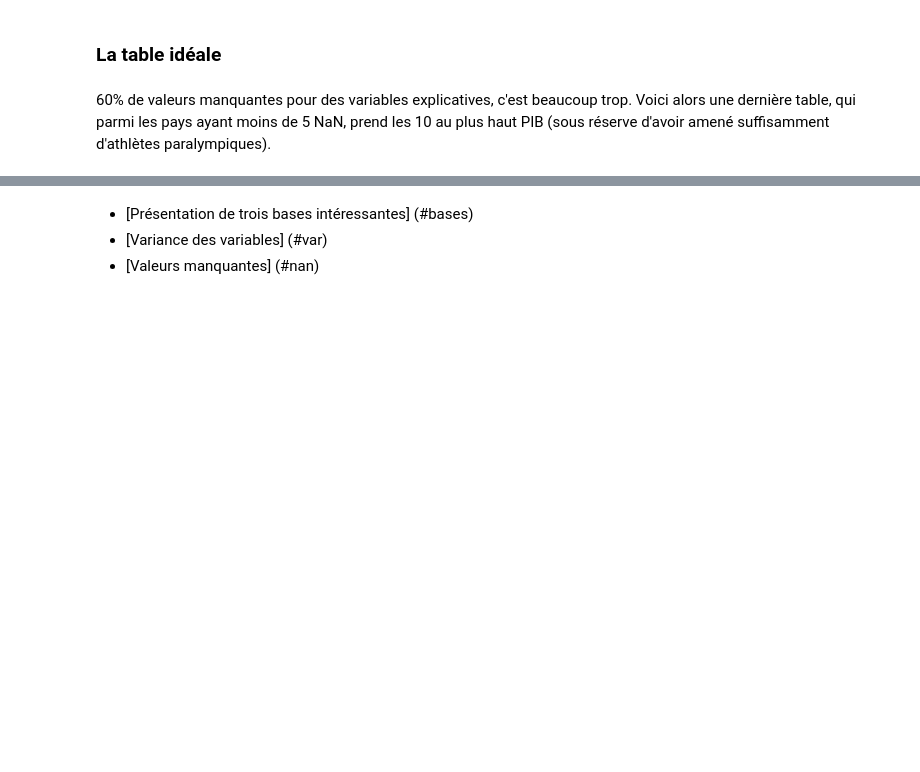
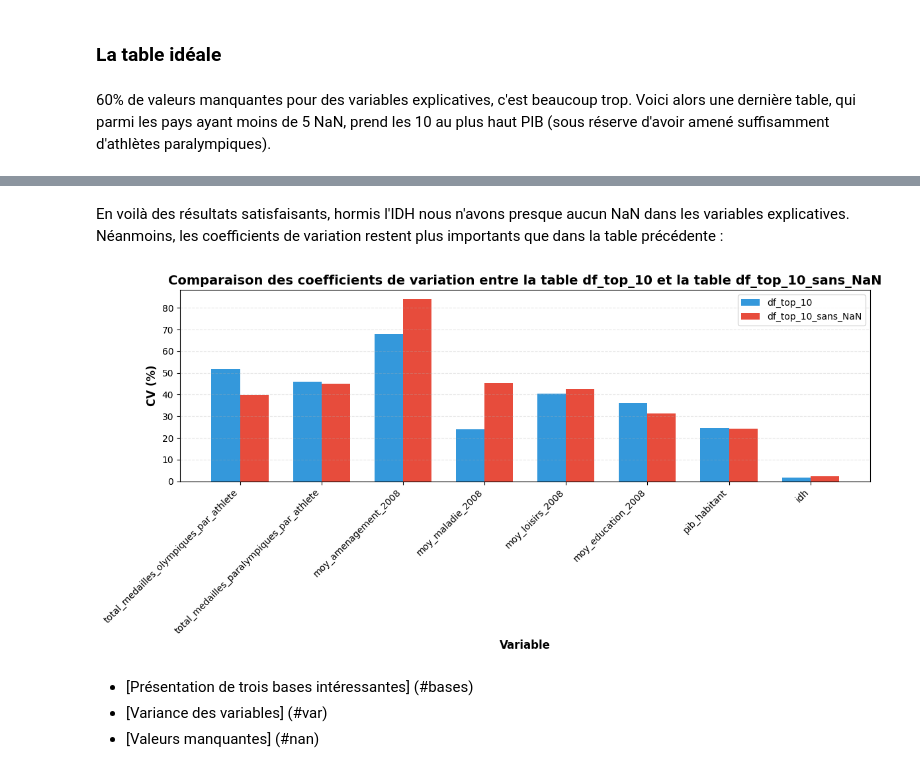
Before and after one commit to Eloi-du-77/Projet-Python, a Jupyter notebook: Notebook.ipynb, the cells around one changed output, grey strips where cells are left out. Cells and saved outputs as stored; diff of their text form; code cells hidden in the pictures; blank space fills up the shorter version.

```diff
--- a/Notebook.ipynb
+++ b/Notebook.ipynb
@@ -569,3 +623,30 @@ Allemagne, Autriche, Belgique, Danemark, Finlande, France, Irlande, Italie, Pays
+# %% [markdown]
+En voilà des résultats satisfaisants, hormis l'IDH nous n'avons presque aucun NaN dans les variables explicatives. Néanmoins, les coefficients de variation restent plus importants que dans la table précédente :
+# %%
+variables = df_cv_top_10['Variable'].values
+cv_top10 = df_cv_top_10['CV (%)'].values
+cv_stats = df_stats[df_stats['Variable'].isin(variables)]['CV (%)'].values
+
+#Créer le graphique
+x = np.arange(len(variables))
+largeur = 0.35
+fig, ax = plt.subplots(figsize=(12, 6))
+barres1 = ax.bar(x - largeur/2, cv_top10, largeur, label='df_top_10', color='#3498db')
+barres2 = ax.bar(x + largeur/2, cv_stats, largeur, label='df_top_10_sans_NaN', color='#e74c3c')
+
+#Legende
+ax.set_xlabel('Variable', fontsize=12, fontweight='bold')
+ax.set_ylabel('CV (%)', fontsize=12, fontweight='bold')
+ax.set_title('Comparaison des coefficients de variation entre la table df_top_10 et la table df_top_10_sans_NaN', fontsize=14, fontweight='bold')
+ax.set_xticks(x)
+ax.set_xticklabels(variables, rotation=45, ha='right')
+ax.legend()
+ax.grid(axis='y', alpha=0.3, linestyle='--')
+
+plt.tight_layout()
+plt.show()
+# %% [output]
+[figure, added]
 # %% [markdown]
   - [Présentation de trois bases intéressantes] (#bases)
   - [Variance des variables] (#var)
```
Also changed, not shown: parts of 15 cells of this notebook, 1 other file.
